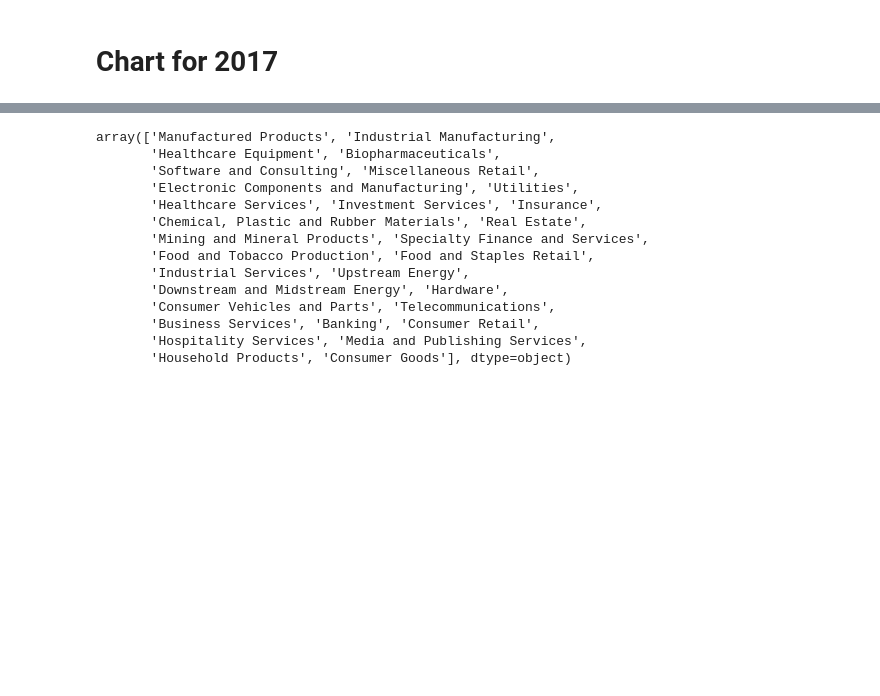
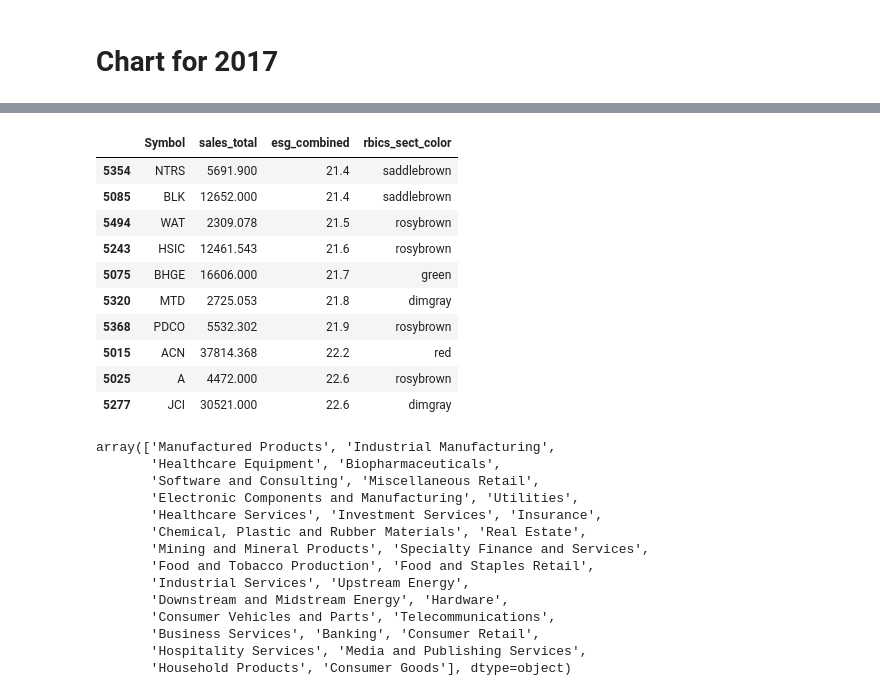
Before and after one commit to naidaire/CTS_Project_HR, a Jupyter notebook: Untitled.ipynb, the cells around one changed output, grey strips where cells are left out. Cells and saved outputs as stored; diff of their text form; code cells hidden in the pictures; blank space fills up the shorter version.

```diff
--- a/Untitled.ipynb
+++ b/Untitled.ipynb
@@ -140,3 +273,17 @@ plt.show()
+# %%
+hans_rosling_2017.loc[:, ['Symbol','sales_total', 'esg_combined', 'rbics_sect_color']].sort_values('esg_combined').tail(n=10)
+# %% [output]
+|  | Symbol | sales_total | esg_combined | rbics_sect_color |
+| 5354 | NTRS | 5691.900 | 21.4 | saddlebrown |
+| 5085 | BLK | 12652.000 | 21.4 | saddlebrown |
+| 5494 | WAT | 2309.078 | 21.5 | rosybrown |
+| 5243 | HSIC | 12461.543 | 21.6 | rosybrown |
+| 5075 | BHGE | 16606.000 | 21.7 | green |
+| 5320 | MTD | 2725.053 | 21.8 | dimgray |
+| 5368 | PDCO | 5532.302 | 21.9 | rosybrown |
+| 5015 | ACN | 37814.368 | 22.2 | red |
+| 5025 | A | 4472.000 | 22.6 | rosybrown |
+| 5277 | JCI | 30521.000 | 22.6 | dimgray |
 # %%
 hans_rosling_2017.loc[:, 'rbics_sect'].unique()
 # %% [output]
```
Also changed, not shown: parts of 29 cells of this notebook, 1 other file.
